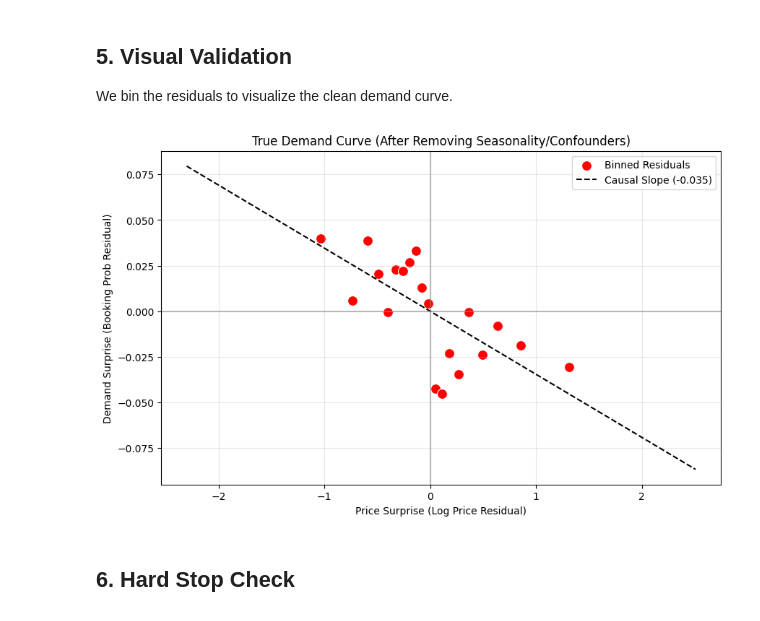
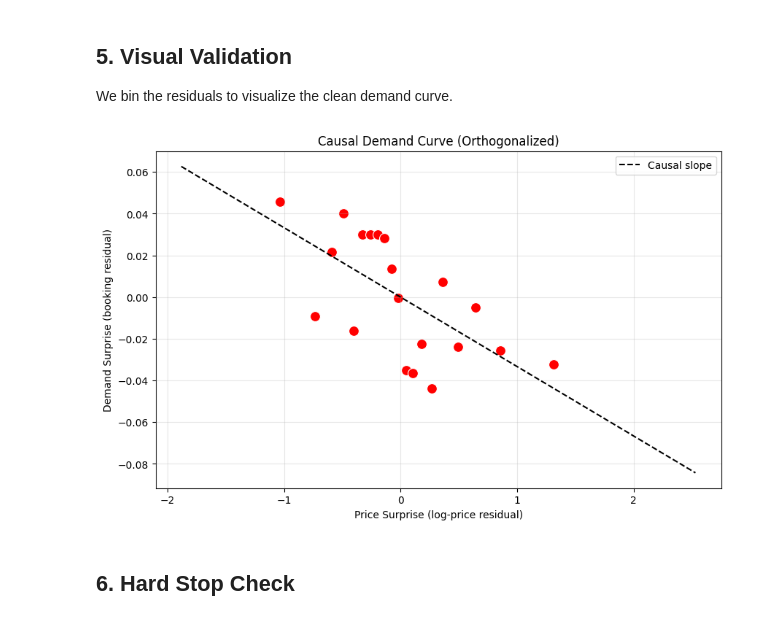
Before and after one commit to amriteshp2000/Dynamic-Pricing-Engine, a Jupyter notebook: notebooks/casual_identification.ipynb, the cells around one changed output. Saved outputs shown, nothing was run; the diff lists cells and outputs as text; code cells hidden in the pictures.

Commit message:
Expanding demand model

```diff
--- a/notebooks/casual_identification.ipynb
+++ b/notebooks/casual_identification.ipynb
@@ -124,12 +124,17 @@ Naive Elasticity: -0.02038
 ## 4. The Causal Solution (Double Machine Learning)
 We now run the Orthogonal Learning process.
 # %%
-dml = DML_ElasticityModel(n_splits=3)
+dml = DML_ElasticityModel(
+    n_splits=3,
+    n_bootstrap=60,
+    random_state=42
+)
+
 dml.fit(X, T, Y)
 
 res = dml.result
-print(f"\n--- Causal DML Result ---")
 print(f"Causal Elasticity (beta): {res.elasticity:.5f}")
 print(f"95% CI: [{res.ci_lower:.5f}, {res.ci_upper:.5f}]")
-print(f"Std Error: {res.std_err:.5f}")
+print(f"Std Error (bootstrap): {res.std_err:.5f}")
+print(f"P-value (sign test): {res.p_value:.5f}")
 # %% [output]
@@ -144,31 +205,34 @@ Std Error: 0.00072
 We bin the residuals to visualize the clean demand curve.
 # %%
 residuals = dml.residuals_.copy()
-
-# Bin the Price Residuals (T_res) into deciles
 residuals['T_res_bin'] = pd.qcut(residuals['T_res'], q=20, duplicates='drop')
 
-# Calculate mean Demand Residual (Y_res) per bin
 bin_stats = residuals.groupby('T_res_bin')[['T_res', 'Y_res']].mean()
 
 plt.figure(figsize=(10, 6))
-# Plot the binned points
-sns.scatterplot(x='T_res', y='Y_res', data=bin_stats, s=100, color='red', label='Binned Residuals')
-# Plot the regression line
-x_range = np.linspace(residuals['T_res'].min(), residuals['T_res'].max(), 100)
-y_range = res.elasticity * x_range
-plt.plot(x_range, y_range, color='black', linestyle='--', label=f'Causal Slope ({res.elasticity:.3f})')
+sns.scatterplot(
+    x='T_res',
+    y='Y_res',
+    data=bin_stats,
+    s=100,
+    color='red'
+)
 
-plt.title("True Demand Curve (After Removing Seasonality/Confounders)")
-plt.xlabel("Price Surprise (Log Price Residual)")
-plt.ylabel("Demand Surprise (Booking Prob Residual)")
-plt.axhline(0, color='grey', alpha=0.5)
-plt.axvline(0, color='grey', alpha=0.5)
+x = np.linspace(
+    residuals['T_res'].min(),
+    residuals['T_res'].max(),
+    100
+)
+plt.plot(x, res.elasticity * x, '--k', label='Causal slope')
+
+plt.title("Causal Demand Curve (Orthogonalized)")
+plt.xlabel("Price Surprise (log-price residual)")
+plt.ylabel("Demand Surprise (booking residual)")
 plt.legend()
-plt.grid(True, alpha=0.3)
+plt.grid(alpha=0.3)
 plt.show()
 # %% [output]
-[figure, old version]
+[figure, new version]
 # %% [markdown]
 ## 6. Hard Stop Check
 # %%
```
Also changed, not shown: parts of 3 cells of this notebook, 6 other files.
